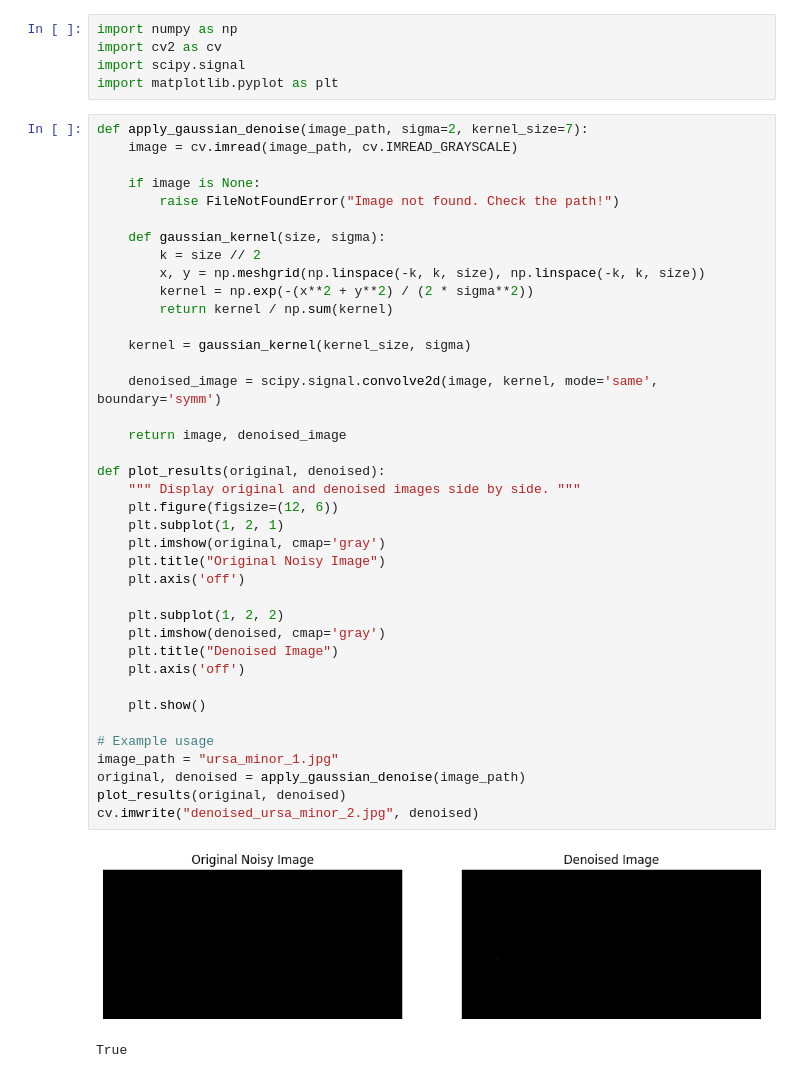
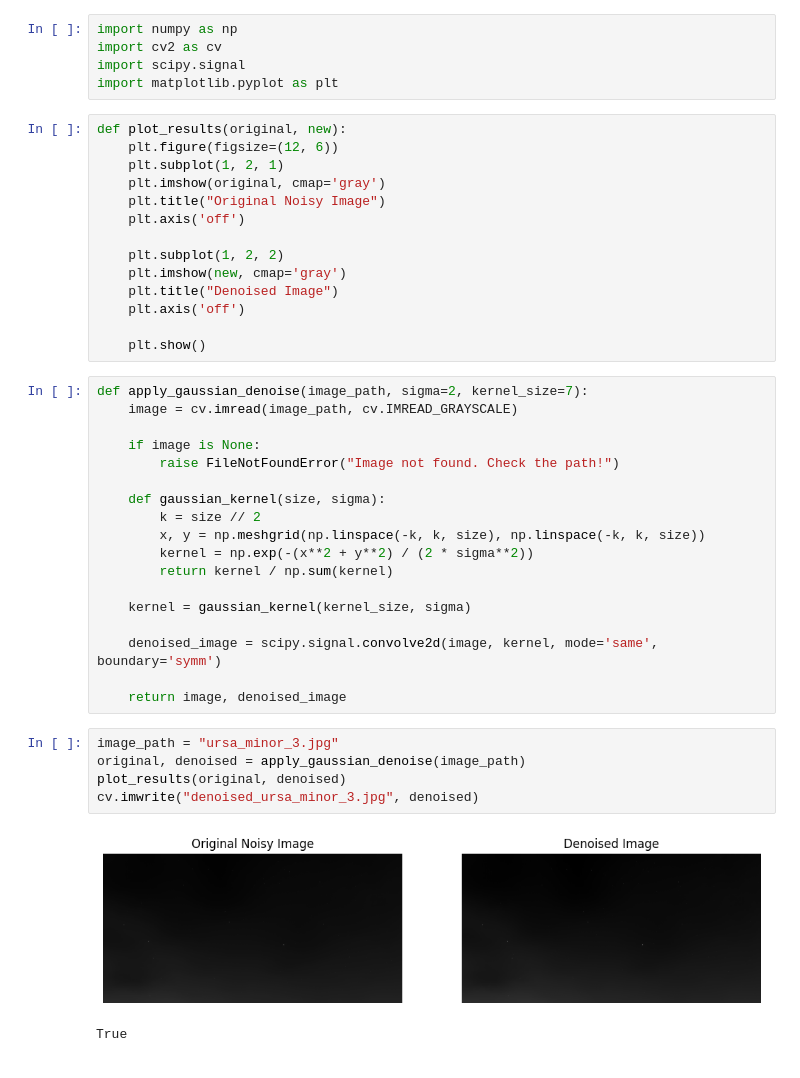
Before and after one commit to DanielEleojo/AstroIdentify, a Jupyter notebook: denoise_testing/denoise.ipynb, the cells around one changed output. Cells and saved outputs as stored; diff of their text form.

```diff
--- a/denoise_testing/denoise.ipynb
+++ b/denoise_testing/denoise.ipynb
@@ -3,6 +3,20 @@ import numpy as np
 import cv2 as cv
 import scipy.signal
 import matplotlib.pyplot as plt
+# %%
+def plot_results(original, new):
+    plt.figure(figsize=(12, 6))
+    plt.subplot(1, 2, 1)
+    plt.imshow(original, cmap='gray')
+    plt.title("Original Noisy Image")
+    plt.axis('off')
+
+    plt.subplot(1, 2, 2)
+    plt.imshow(new, cmap='gray')
+    plt.title("Denoised Image")
+    plt.axis('off')
+
+    plt.show()
 # %%
 def apply_gaussian_denoise(image_path, sigma=2, kernel_size=7):
     image = cv.imread(image_path, cv.IMREAD_GRAYSCALE)
@@ -21,27 +35,11 @@ def apply_gaussian_denoise(image_path, sigma=2, kernel_size=7):
     denoised_image = scipy.signal.convolve2d(image, kernel, mode='same', boundary='symm')
 
     return image, denoised_image
-
-def plot_results(original, denoised):
-    """ Display original and denoised images side by side. """
-    plt.figure(figsize=(12, 6))
-    plt.subplot(1, 2, 1)
-    plt.imshow(original, cmap='gray')
-    plt.title("Original Noisy Image")
-    plt.axis('off')
-
-    plt.subplot(1, 2, 2)
-    plt.imshow(denoised, cmap='gray')
-    plt.title("Denoised Image")
-    plt.axis('off')
-
-    plt.show()
-
-# Example usage
-image_path = "ursa_minor_1.jpg"
-original, denoised = apply_gaussian_denoise(image_path)
-plot_results(original, denoised)
-cv.imwrite("denoised_ursa_minor_2.jpg", denoised)
-# %% [output]
-[figure, removed]
-True
+# %%
+image_path = "ursa_minor_3.jpg"
+original, denoised = apply_gaussian_denoise(image_path)
+plot_results(original, denoised)
+cv.imwrite("denoised_ursa_minor_3.jpg", denoised)
+# %% [output]
+[figure, added]
+True
```
Also changed, not shown: parts of 3 cells of this notebook, 7 other files.
